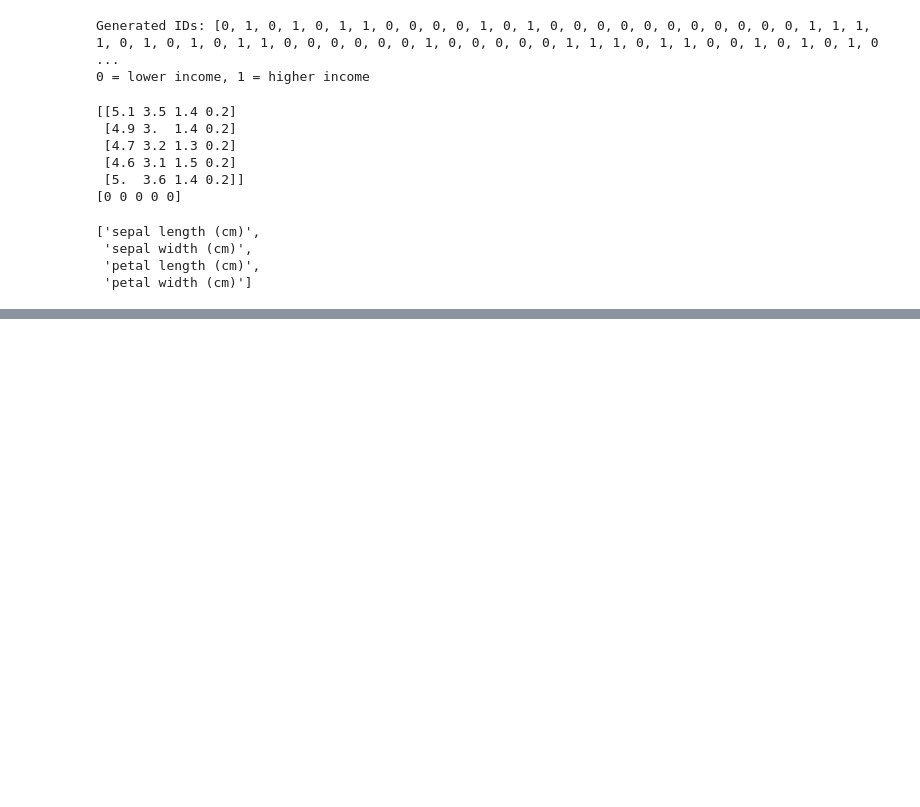
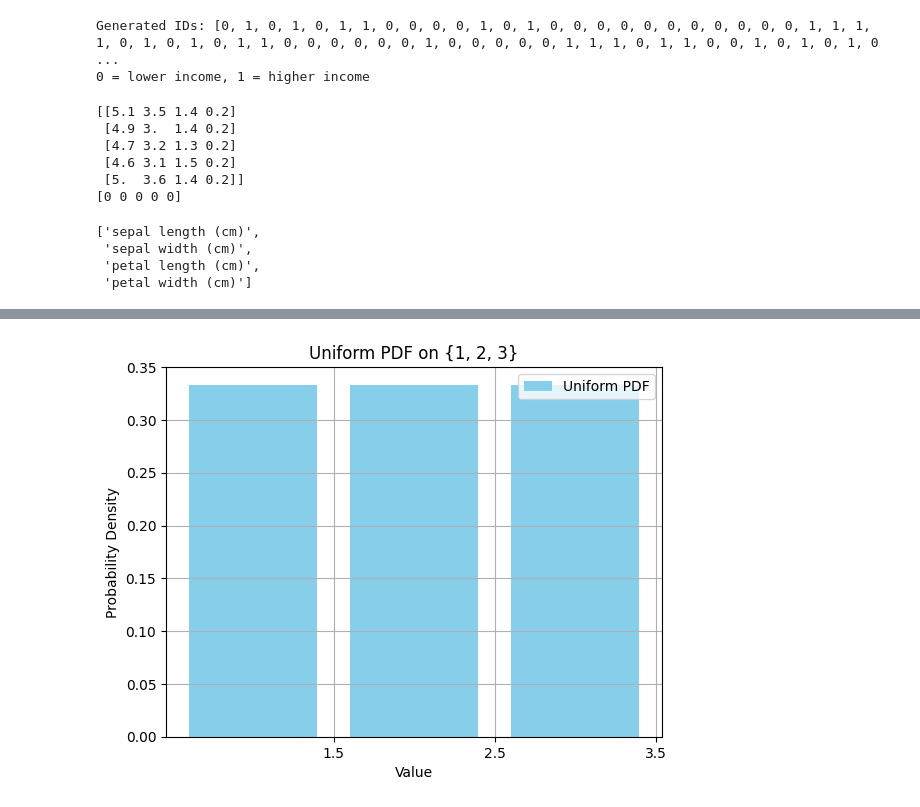
Before and after one commit to pk1308/Activity-2--stat-2, a Jupyter notebook: week 7/exp.ipynb, the cells around one changed output, grey strips where cells are left out. Cells and saved outputs as stored; diff of their text form; code cells hidden in the pictures; blank space fills up the shorter version.

```diff
--- a/week 7/exp.ipynb
+++ b/week 7/exp.ipynb
@@ -97,0 +97,24 @@ numpy.ndarray
+# %%
+import matplotlib.pyplot as plt
+from scipy.stats import uniform
+
+# Define the uniform distribution on {1, 2, 3} (discrete)
+x = range(1, 4)
+p = [1/3, 1/3, 1/3]  # Probabilities for each value
+
+# Plot the uniform PDF
+plt.bar(x, p, color='skyblue', label='Uniform PDF')
+
+# Center the x-axis ticks at the middle of each bar
+plt.xticks([1.5, 2.5, 3.5])
+
+# Label and title the plot
+plt.xlabel('Value')
+plt.ylabel('Probability Density')
+plt.title('Uniform PDF on {1, 2, 3}')
+plt.grid(True)
+plt.legend()
+
+plt.show()
+# %% [output]
+[figure, added]
```
Also changed, not shown: parts of 5 cells of this notebook, 4 other files.
